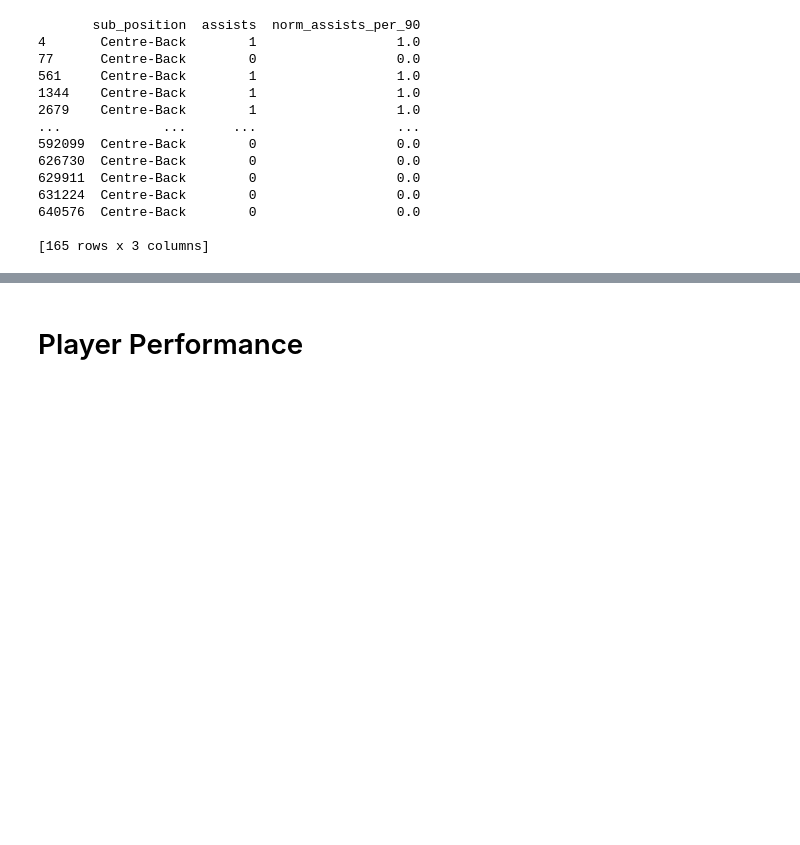
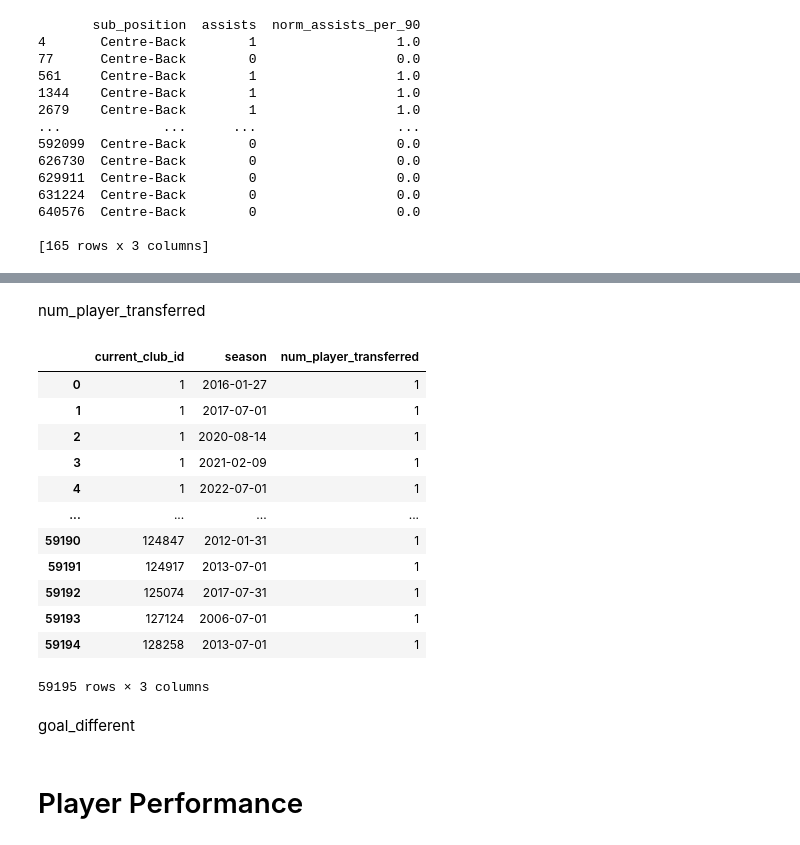
Before and after one commit to gaaf-noparuj/Football_player_valuation, a Jupyter notebook: mining project/main.ipynb, the cells around one changed output, grey strips where cells are left out. Cells and saved outputs as stored; diff of their text form; code cells hidden in the pictures; blank space fills up the shorter version.

```diff
--- a/mining project/main.ipynb
+++ b/mining project/main.ipynb
@@ -835,0 +1348,23 @@ Raw correlations: {'z_goals_per_90': np.float64(0.02087744334899137), 'z_assists
+# %% [markdown]
+num_player_transferred
+# %%
+num_player_transferred = transfers.groupby(['to_club_id', 'transfer_date'])['player_id'].count().reset_index()
+num_player_transferred.columns = ['current_club_id', 'season', 'num_player_transferred']
+
+num_player_transferred
+# %% [output]
+|  | current_club_id | season | num_player_transferred |
+| 0 | 1 | 2016-01-27 | 1 |
+| 1 | 1 | 2017-07-01 | 1 |
+| 2 | 1 | 2020-08-14 | 1 |
+| 3 | 1 | 2021-02-09 | 1 |
+| 4 | 1 | 2022-07-01 | 1 |
+| ... | ... | ... | ... |
+| 59190 | 124847 | 2012-01-31 | 1 |
+| 59191 | 124917 | 2013-07-01 | 1 |
+| 59192 | 125074 | 2017-07-31 | 1 |
+| 59193 | 127124 | 2006-07-01 | 1 |
+| 59194 | 128258 | 2013-07-01 | 1 |
+59195 rows × 3 columns
+# %% [markdown]
+goal_different
```
Also changed, not shown: parts of 58 cells of this notebook.
